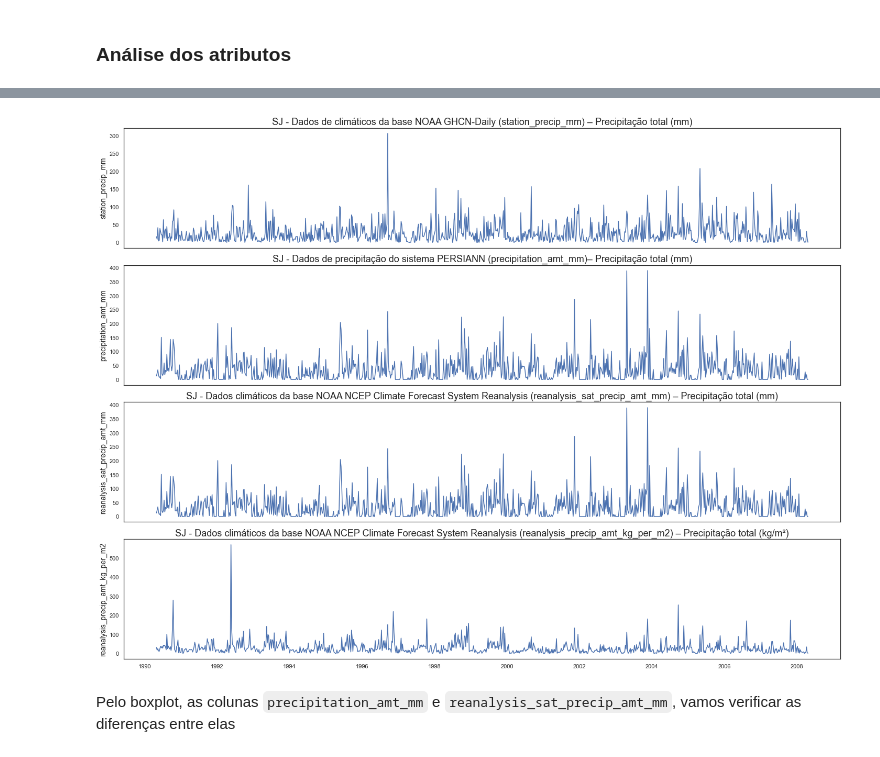
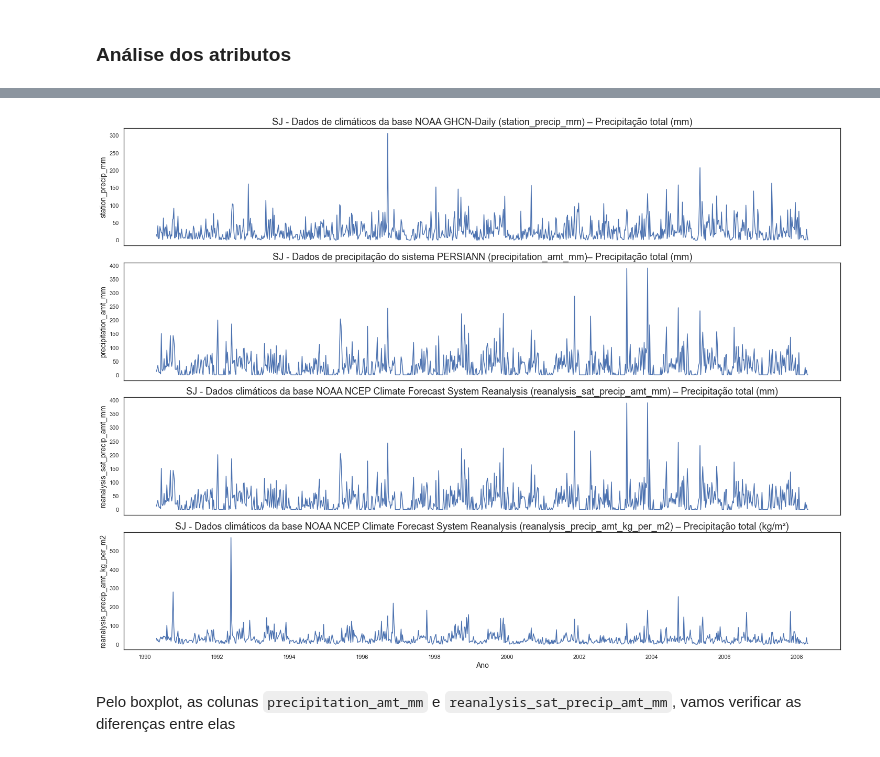
Before and after one commit to ciencia-dados-ifsp-grupo5/DengAI, a Jupyter notebook: notebooks/dengAI.ipynb, the cells around one changed output, grey strips where cells are left out. Saved outputs shown, nothing was run; the diff lists cells and outputs as text; code cells hidden in the pictures.

```diff
--- a/notebooks/dengAI.ipynb
+++ b/notebooks/dengAI.ipynb
@@ -334,27 +334,27 @@ Vamos análisar como é a distribuição dos valores
 # %%
 fig, axs = plt.subplots(4, sharex=True, figsize=(20,15))
 
 sns.lineplot(data = sj_features, y = 'station_precip_mm', x = 'week_start_date', ax = axs[0])
 axs[0].set_title('SJ - Dados de climáticos da base NOAA GHCN-Daily (station_precip_mm) – Precipitação total (mm)' )
 axs[0].set_xlabel('')
 
 sns.lineplot(data = sj_features, y = 'precipitation_amt_mm', x = 'week_start_date',  ax=axs[1])
 axs[1].set_title('SJ - Dados de precipitação do sistema PERSIANN (precipitation_amt_mm)– Precipitação total (mm)')
 axs[1].set_xlabel('')
 
 sns.lineplot(data = sj_features, y = 'reanalysis_sat_precip_amt_mm', x = 'week_start_date',  ax=axs[2])
 axs[2].set_title('SJ - Dados climáticos da base NOAA NCEP Climate Forecast System Reanalysis (reanalysis_sat_precip_amt_mm) – Precipitação total (mm)')
 axs[2].set_xlabel('')
 
 sns.lineplot(data = sj_features, y = 'reanalysis_precip_amt_kg_per_m2', x = 'week_start_date',  ax=axs[3])
 axs[3].set_title('SJ - Dados climáticos da base NOAA NCEP Climate Forecast System Reanalysis (reanalysis_precip_amt_kg_per_m2) – Precipitação total (kg/m²)')
-axs[3].set_xlabel('')
+axs[3].set_xlabel('Ano')
 
 plt.tight_layout()
 
 plt.show()
 # %% [output]
-[figure, old version]
+[figure, new version]
 # %% [markdown]
 Pelo boxplot, as colunas `precipitation_amt_mm` e  `reanalysis_sat_precip_amt_mm`, vamos verificar as diferenças entre elas
 # %%
```
Also changed, not shown: parts of 8 cells of this notebook.
